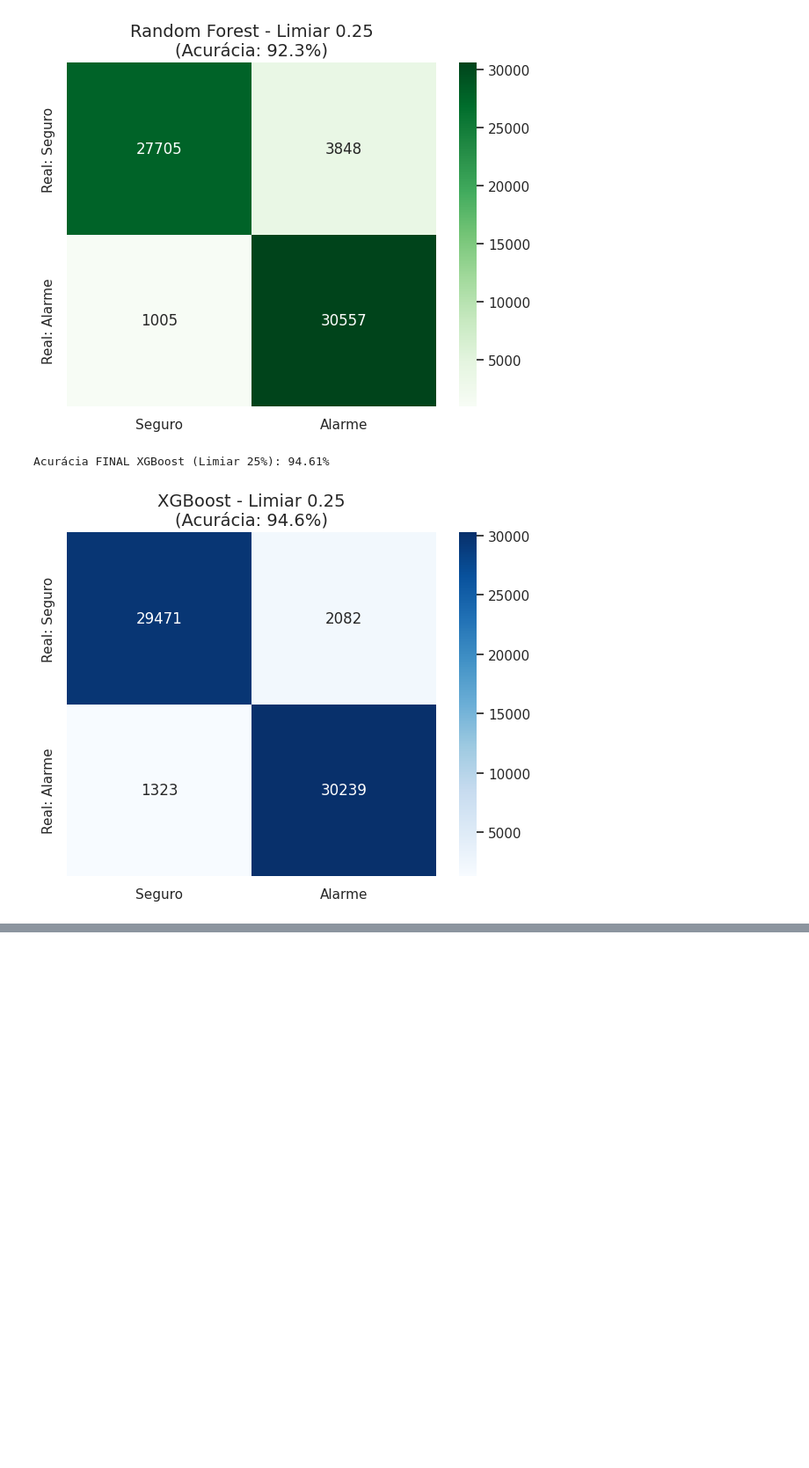
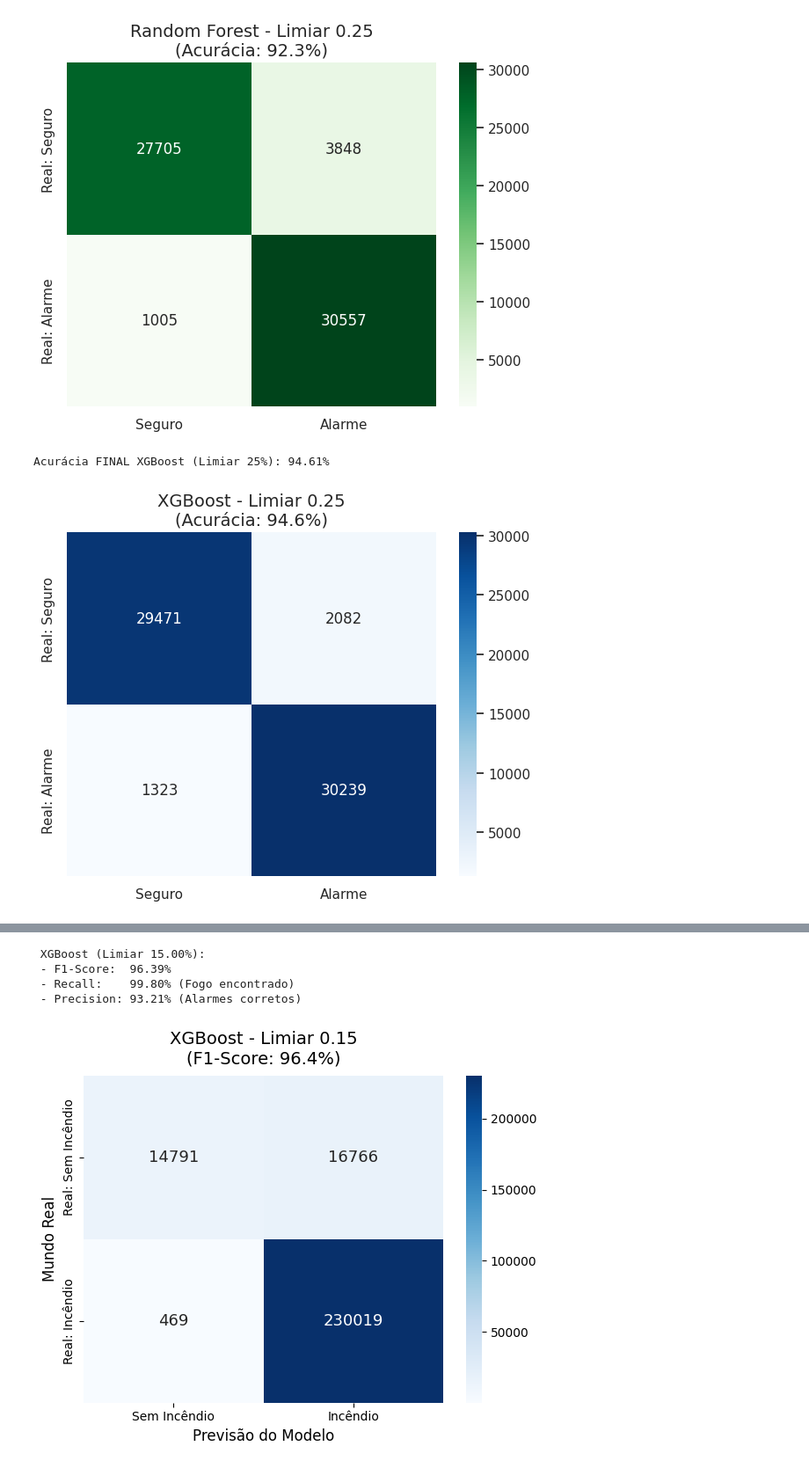
Before and after one commit to vincentbc23/Desafio-3_Zetta, a Jupyter notebook: modelo_preditivo.ipynb, the cells around one changed output, grey strips where cells are left out. Shown at 88% size. Drawn from its saved outputs; the diff is of its cells as text; code cells hidden in the pictures; blank space fills up the shorter version.

```diff
--- a/modelo_preditivo.ipynb
+++ b/modelo_preditivo.ipynb
@@ -239,0 +385,50 @@ Acurácia FINAL XGBoost (Limiar 25%): 94.61%
+# %%
+# Treinando o xgBoost com todos os melhores valores
+modelo_xgb_final = XGBClassifier(
+    subsample = 0.85,
+    reg_lambda = 1,
+    reg_alpha = 0.1,
+    n_estimators = 400,
+    min_child_weight = 3,
+    max_depth = 8,
+    learning_rate = 0.1,
+    gamma = 1,
+    colsample_bytree = 1.0,
+    random_state = 42,
+    tree_method = 'hist',
+    n_jobs = -1
+)
+
+modelo_xgb_final.fit(X_treino, y_treino)
+
+limiar = 0.15
+probabilidades_xgb = modelo_xgb_final.predict_proba(X_teste)[:, 1]
+previsoes_xgb_medrosas = (probabilidades_xgb >= limiar).astype(int)
+
+f1_xgb = f1_score(y_teste, previsoes_xgb_medrosas)
+recall_xgb = recall_score(y_teste, previsoes_xgb_medrosas)
+precisao_xgb = precision_score(y_teste, previsoes_xgb_medrosas)
+
+print(f"\n XGBoost (Limiar {limiar*100:.2f}%):")
+print(f" - F1-Score:  {f1_xgb * 100:.2f}%")
+print(f" - Recall:    {recall_xgb * 100:.2f}% (Fogo encontrado)")
+print(f" - Precision: {precisao_xgb * 100:.2f}% (Alarmes corretos)\n")
+
+plt.figure(figsize=(6, 5))
+matriz_xgb = confusion_matrix(y_teste, previsoes_xgb_medrosas)
+
+sns.heatmap(matriz_xgb, annot=True, fmt='d', cmap='Blues', annot_kws={"size": 13},
+            xticklabels=['Sem Incêndio', 'Incêndio'],
+            yticklabels=['Real: Sem Incêndio', 'Real: Incêndio'])
+
+plt.title(f'XGBoost - Limiar {limiar}\n(F1-Score: {f1_xgb*100:.1f}%)', fontsize=14, pad=10)
+plt.ylabel('Mundo Real', fontsize=12)
+plt.xlabel('Previsão do Modelo', fontsize=12)
+plt.tight_layout()
+plt.show()
+# %% [output]
+ XGBoost (Limiar 15.00%):
+ - F1-Score:  96.39%
+ - Recall:    99.80% (Fogo encontrado)
+ - Precision: 93.21% (Alarmes corretos)
+[figure, added]
```
Also changed, not shown: parts of 18 cells of this notebook, 4 other files.
